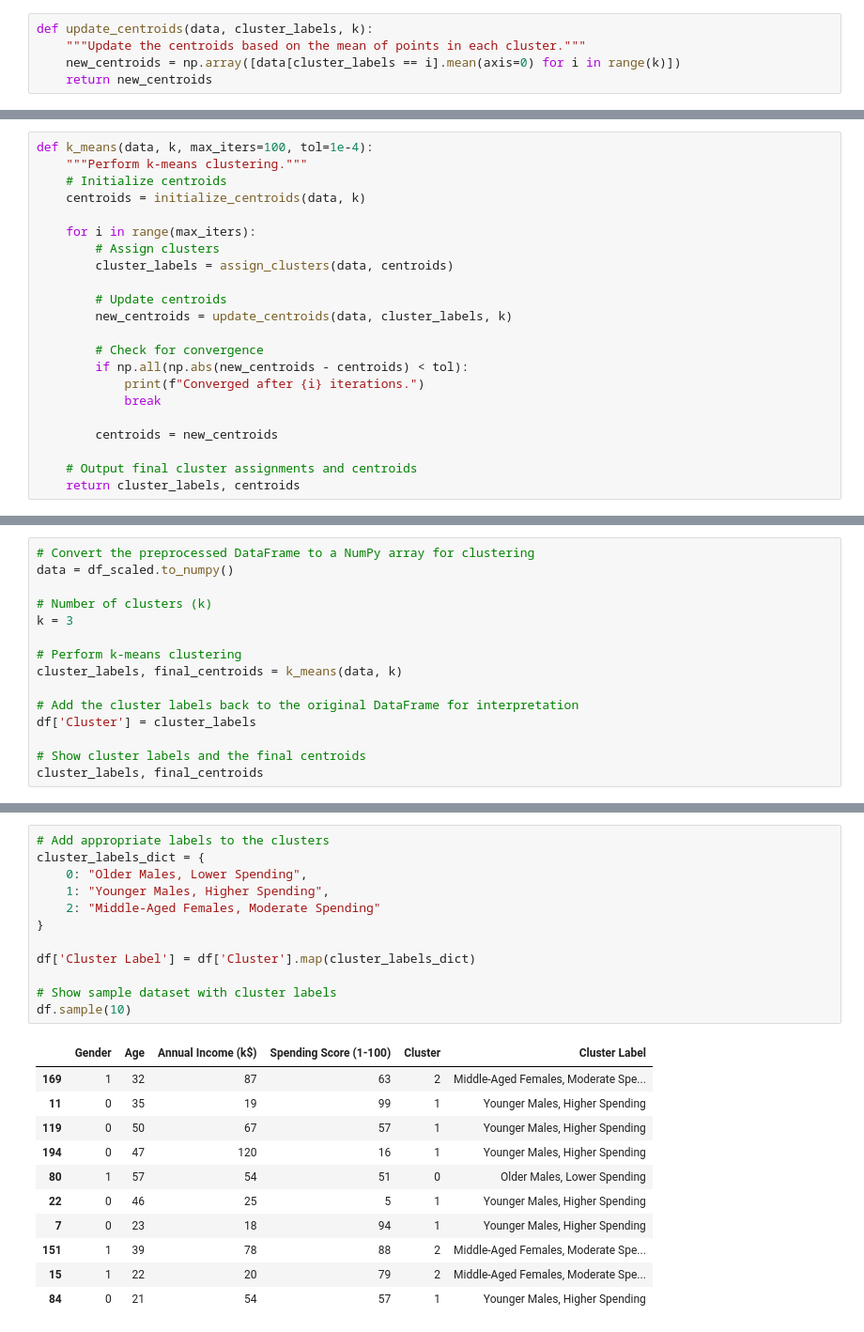
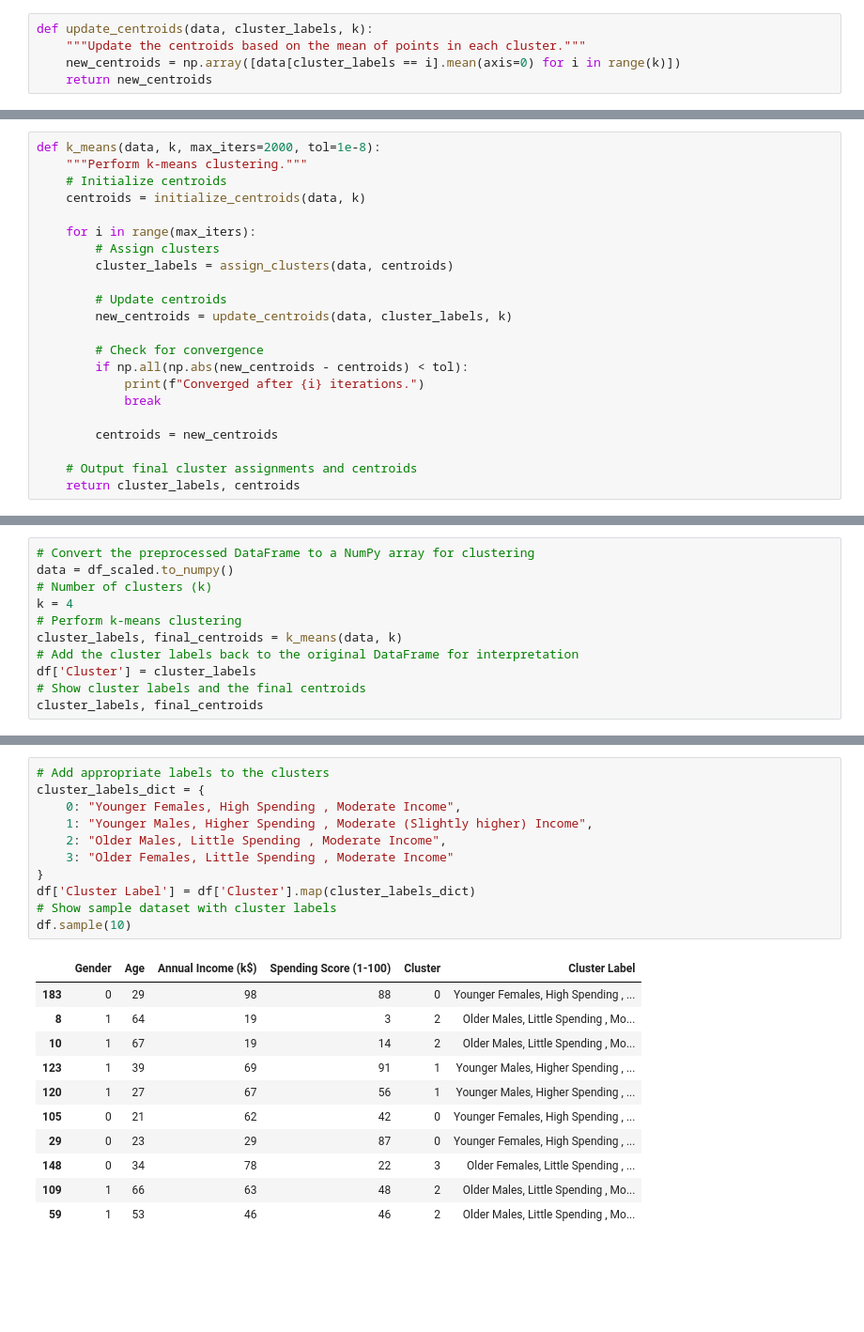
Before and after one commit to sunilmittal22/Customer-Streaming-Application, a Jupyter notebook: SPA_Assignment2.ipynb, the cells around one changed output, grey strips where cells are left out. Shown at 94% size. Saved outputs shown, nothing was run; the diff lists cells and outputs as text; blank space fills up the shorter version.

```diff
--- a/SPA_Assignment2.ipynb
+++ b/SPA_Assignment2.ipynb
@@ -96,5 +131,5 @@ def update_centroids(data, cluster_labels, k):
 # %%
-def k_means(data, k, max_iters=100, tol=1e-4):
+def k_means(data, k, max_iters=2000, tol=1e-8):
     """Perform k-means clustering."""
     # Initialize centroids
     centroids = initialize_centroids(data, k)
@@ -118,16 +155,12 @@ def k_means(data, k, max_iters=100, tol=1e-4):
 # %%
 # Convert the preprocessed DataFrame to a NumPy array for clustering
 data = df_scaled.to_numpy()
-
 # Number of clusters (k)
-k = 3
-
+k = 4
 # Perform k-means clustering
 cluster_labels, final_centroids = k_means(data, k)
-
 # Add the cluster labels back to the original DataFrame for interpretation
 df['Cluster'] = cluster_labels
-
 # Show cluster labels and the final centroids
 cluster_labels, final_centroids
 # %% [output]
@@ -232,24 +303,23 @@ Cluster 2: "Middle-Aged Females, Moderate Spending"
 # %%
 # Add appropriate labels to the clusters
 cluster_labels_dict = {
-    0: "Older Males, Lower Spending",
-    1: "Younger Males, Higher Spending",
-    2: "Middle-Aged Females, Moderate Spending"
+    0: "Younger Females, High Spending , Moderate Income",
+    1: "Younger Males, Higher Spending , Moderate (Slightly higher) Income",
+    2: "Older Males, Little Spending , Moderate Income",
+    3: "Older Females, Little Spending , Moderate Income"
 }
-
 df['Cluster Label'] = df['Cluster'].map(cluster_labels_dict)
-
 # Show sample dataset with cluster labels
 df.sample(10)
 # %% [output]
 |  | Gender | Age | Annual Income (k$) | Spending Score (1-100) | Cluster | Cluster Label |
-| 169 | 1 | 32 | 87 | 63 | 2 | Middle-Aged Females, Moderate Spe... |
-| 11 | 0 | 35 | 19 | 99 | 1 | Younger Males, Higher Spending |
-| 119 | 0 | 50 | 67 | 57 | 1 | Younger Males, Higher Spending |
-| 194 | 0 | 47 | 120 | 16 | 1 | Younger Males, Higher Spending |
-| 80 | 1 | 57 | 54 | 51 | 0 | Older Males, Lower Spending |
-| 22 | 0 | 46 | 25 | 5 | 1 | Younger Males, Higher Spending |
-| 7 | 0 | 23 | 18 | 94 | 1 | Younger Males, Higher Spending |
-| 151 | 1 | 39 | 78 | 88 | 2 | Middle-Aged Females, Moderate Spe... |
-| 15 | 1 | 22 | 20 | 79 | 2 | Middle-Aged Females, Moderate Spe... |
-| 84 | 0 | 21 | 54 | 57 | 1 | Younger Males, Higher Spending |
+| 183 | 0 | 29 | 98 | 88 | 0 | Younger Females, High Spending , ... |
+| 8 | 1 | 64 | 19 | 3 | 2 | Older Males, Little Spending , Mo... |
+| 10 | 1 | 67 | 19 | 14 | 2 | Older Males, Little Spending , Mo... |
+| 123 | 1 | 39 | 69 | 91 | 1 | Younger Males, Higher Spending , ... |
+| 120 | 1 | 27 | 67 | 56 | 1 | Younger Males, Higher Spending , ... |
+| 105 | 0 | 21 | 62 | 42 | 0 | Younger Females, High Spending , ... |
+| 29 | 0 | 23 | 29 | 87 | 0 | Younger Females, High Spending , ... |
+| 148 | 0 | 34 | 78 | 22 | 3 | Older Females, Little Spending , ... |
+| 109 | 1 | 66 | 63 | 48 | 2 | Older Males, Little Spending , Mo... |
+| 59 | 1 | 53 | 46 | 46 | 2 | Older Males, Little Spending , Mo... |
```
Also changed, not shown: parts of 36 cells of this notebook, 2 other files.
